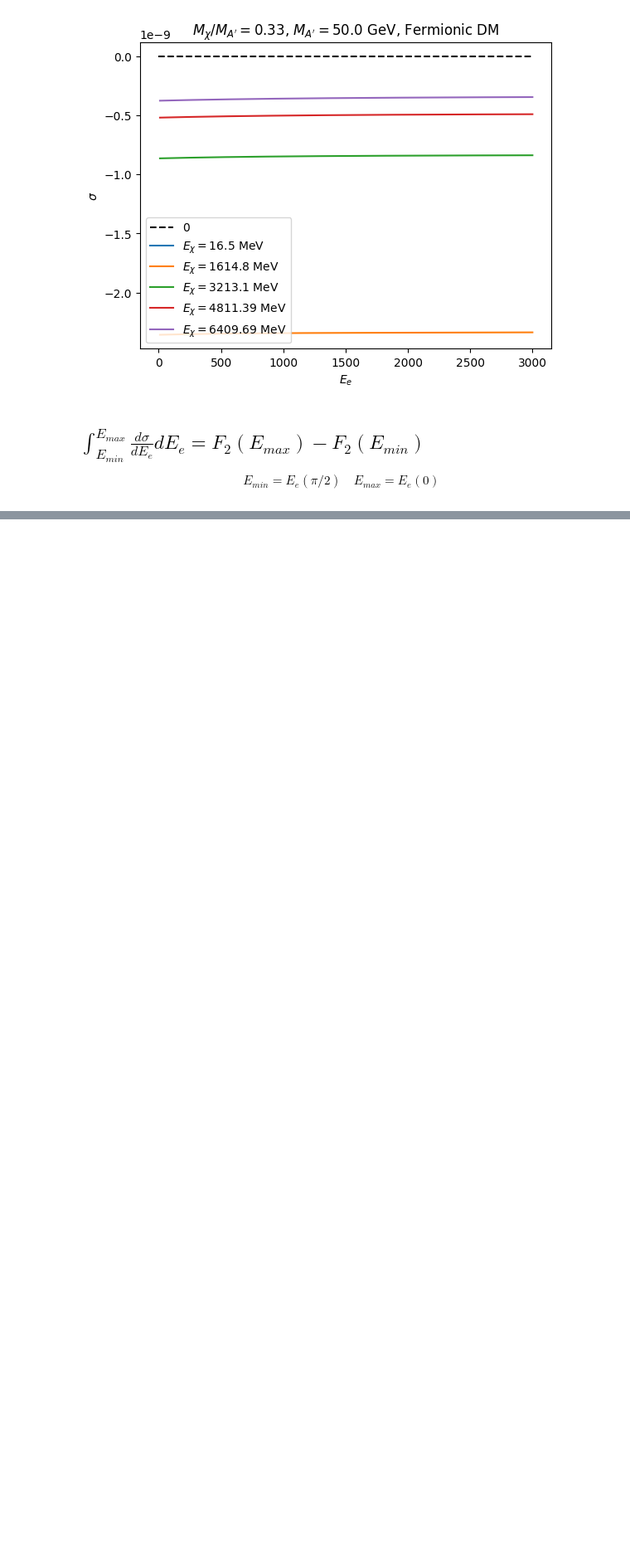
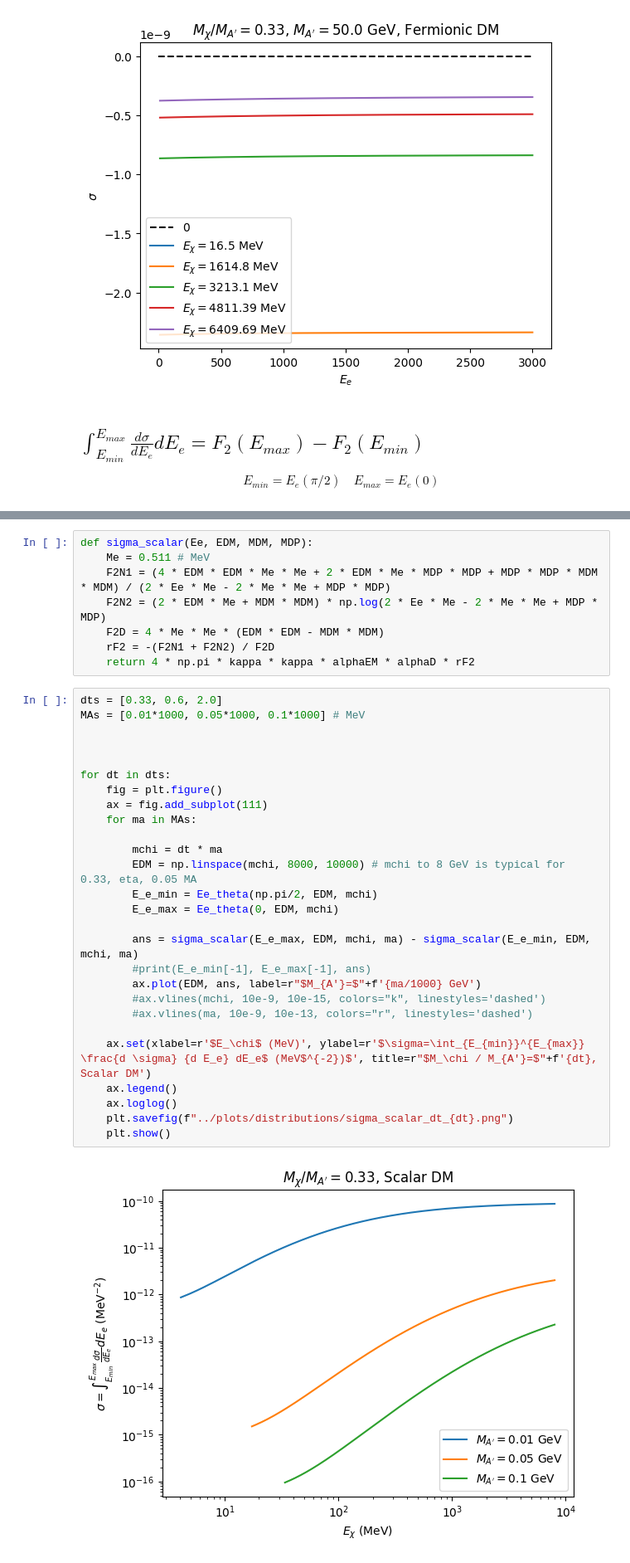
Before and after one commit to amh-137/DarkElectronScatter, a Jupyter notebook: notebooks/BdNMC_distributions.ipynb, the cells around one changed output, grey strips where cells are left out. Shown: that part at 83% size. Cells and saved outputs as stored; diff of their text form; blank space fills up the shorter version.

Commit message:
added some scalar work

```diff
--- a/notebooks/BdNMC_distributions.ipynb
+++ b/notebooks/BdNMC_distributions.ipynb
@@ -143,0 +188,37 @@ for dt in dts:
+# %%
+def sigma_scalar(Ee, EDM, MDM, MDP):
+    Me = 0.511 # MeV
+    F2N1 = (4 * EDM * EDM * Me * Me + 2 * EDM * Me * MDP * MDP + MDP * MDP * MDM * MDM) / (2 * Ee * Me - 2 * Me * Me + MDP * MDP)
+    F2N2 = (2 * EDM * Me + MDM * MDM) * np.log(2 * Ee * Me - 2 * Me * Me + MDP * MDP)
+    F2D = 4 * Me * Me * (EDM * EDM - MDM * MDM)
+    rF2 = -(F2N1 + F2N2) / F2D
+    return 4 * np.pi * kappa * kappa * alphaEM * alphaD * rF2
+# %%
+dts = [0.33, 0.6, 2.0]
+MAs = [0.01*1000, 0.05*1000, 0.1*1000] # MeV
+
+
+
+for dt in dts:
+    fig = plt.figure()
+    ax = fig.add_subplot(111)
+    for ma in MAs:
+
+        mchi = dt * ma
+        EDM = np.linspace(mchi, 8000, 10000) # mchi to 8 GeV is typical for 0.33, eta, 0.05 MA
+        E_e_min = Ee_theta(np.pi/2, EDM, mchi)
+        E_e_max = Ee_theta(0, EDM, mchi)
+
+        ans = sigma_scalar(E_e_max, EDM, mchi, ma) - sigma_scalar(E_e_min, EDM, mchi, ma)
+        #print(E_e_min[-1], E_e_max[-1], ans)
+        ax.plot(EDM, ans, label=r"$M_{A'}=$"+f'{ma/1000} GeV')
+        #ax.vlines(mchi, 10e-9, 10e-15, colors="k", linestyles='dashed')
+        #ax.vlines(ma, 10e-9, 10e-13, colors="r", linestyles='dashed')
+
+    ax.set(xlabel=r'$E_\chi$ (MeV)', ylabel=r'$\sigma=\int_{E_{min}}^{E_{max}} \frac{d \sigma} {d E_e} dE_e$ (MeV$^{-2})$', title=r"$M_\chi / M_{A'}=$"+f'{dt}, Scalar DM')
+    ax.legend()
+    ax.loglog()
+    plt.savefig(f"../plots/distributions/sigma_scalar_dt_{dt}.png")
+    plt.show()
+# %% [output]
+[figure, added]
```
Also changed, not shown: parts of 4 cells of this notebook.
